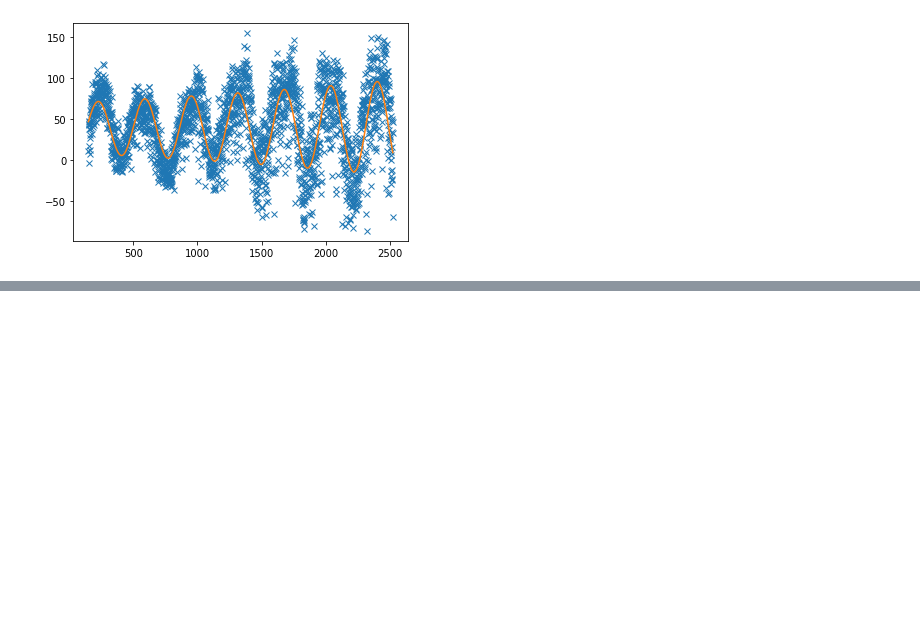
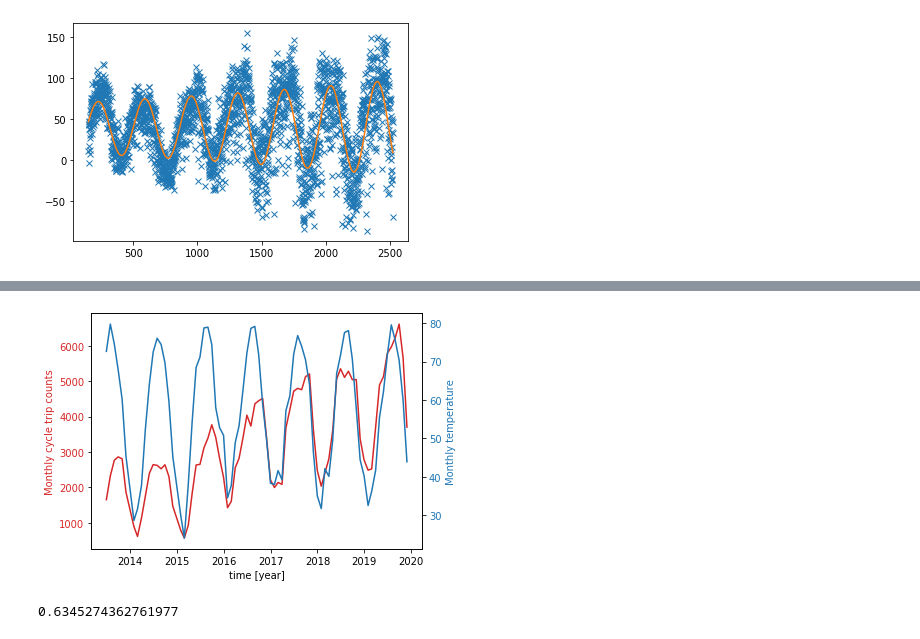
Before and after one commit to ivdim1999/Datathon2020, a Jupyter notebook: sample_by_date.ipynb, the cells around one changed output, grey strips where cells are left out. Saved outputs shown, nothing was run; the diff lists cells and outputs as text; code cells hidden in the pictures; blank space fills up the shorter version.

```diff
--- a/sample_by_date.ipynb
+++ b/sample_by_date.ipynb
@@ -563,0 +588,10 @@ plt.plot(x_data, sine_wave(x_data, params[0], params[1], params[2], params[3], p
+# %%
+filename = 'weather.csv'
+
+df_w = pd.read_csv(filename)
+
+df_w['date'] = pd.to_datetime(df_rs['date'])
+
+df_rs['date_minus_time'] = df_rs["pickup_datetime"].apply( lambda df1 :
+datetime(year=df1.year, month=df1.month, day=df1.day))
+df_rs.set_index(df_rs["date_minus_time"], inplace=True)
@@ -563,0 +612,8 @@ plt.plot(x_data, sine_wave(x_data, params[0], params[1], params[2], params[3], p
+# %%
+df_w['DATE'] = pd.to_datetime(df_w['DATE'])
+
+df_w['date_minus_time'] = df_w["DATE"].apply( lambda df1 :
+datetime(year=df1.year, month=df1.month, day=df1.day))
+df_w.set_index(df_w["date_minus_time"], inplace=True)
+# %%
+df_temp = df_w[df_w['MonthlyMeanTemperature'].notnull()]
@@ -563,0 +637,2 @@ plt.plot(x_data, sine_wave(x_data, params[0], params[1], params[2], params[3], p
+# %%
+df_temp_cnt = pd.concat([df_monthly, df_temp], axis=1, join='inner')
@@ -563,0 +658,24 @@ plt.plot(x_data, sine_wave(x_data, params[0], params[1], params[2], params[3], p
+# %%
+fig, ax1 = plt.subplots()
+
+color = 'tab:red'
+ax1.set_xlabel('time [year]')
+ax1.set_ylabel('Monthly cycle trip counts', color=color)
+ax1.plot(df_temp_cnt.index, df_temp_cnt['tripcnt'], color=color)
+ax1.tick_params(axis='y', labelcolor=color)
+
+ax2 = ax1.twinx()  # instantiate a second axes that shares the same x-axis
+
+color = 'tab:blue'
+ax2.set_ylabel('Monthly temperature', color=color)  # we already handled the x-label with ax1
+ax2.plot(df_temp_cnt.index, df_temp_cnt['MonthlyMeanTemperature'], color=color)
+ax2.tick_params(axis='y', labelcolor=color)
+
+fig.tight_layout()  # otherwise the right y-label is slightly clipped
+plt.show()
+# %% [output]
+[figure, added]
+# %%
+cor_temp_counts
+# %% [output]
+0.6345274362761977
```
Also changed, not shown: parts of 10 cells of this notebook.
